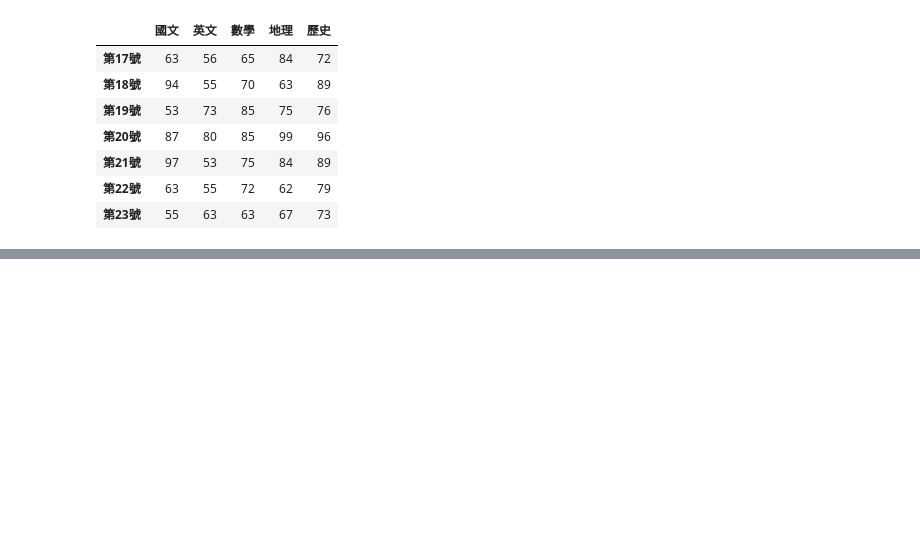
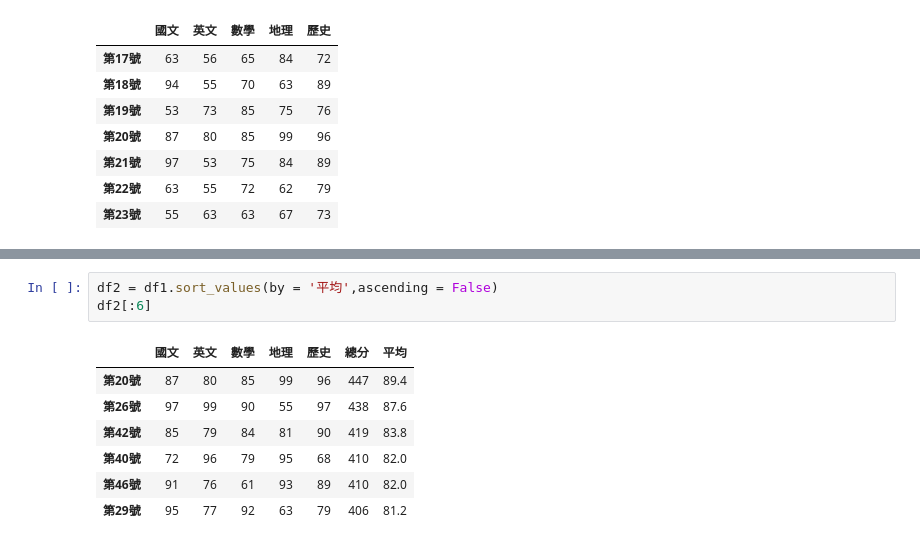
Before and after one commit to oldpipi1/_test_, a Jupyter notebook: lesson4.ipynb, the cells around one changed output, grey strips where cells are left out. Saved outputs shown, nothing was run; the diff lists cells and outputs as text; blank space fills up the shorter version.

```diff
--- a/lesson4.ipynb
+++ b/lesson4.ipynb
@@ -133,0 +189,11 @@ df1.loc['第17號':'第23號']
+# %%
+df2 = df1.sort_values(by = '平均',ascending = False)
+df2[:6]
+# %% [output]
+|  | 國文 | 英文 | 數學 | 地理 | 歷史 | 總分 | 平均 |
+| 第20號 | 87 | 80 | 85 | 99 | 96 | 447 | 89.4 |
+| 第26號 | 97 | 99 | 90 | 55 | 97 | 438 | 87.6 |
+| 第42號 | 85 | 79 | 84 | 81 | 90 | 419 | 83.8 |
+| 第40號 | 72 | 96 | 79 | 95 | 68 | 410 | 82.0 |
+| 第46號 | 91 | 76 | 61 | 93 | 89 | 410 | 82.0 |
+| 第29號 | 95 | 77 | 92 | 63 | 79 | 406 | 81.2 |
```
Also changed, not shown: parts of 4 cells of this notebook.
